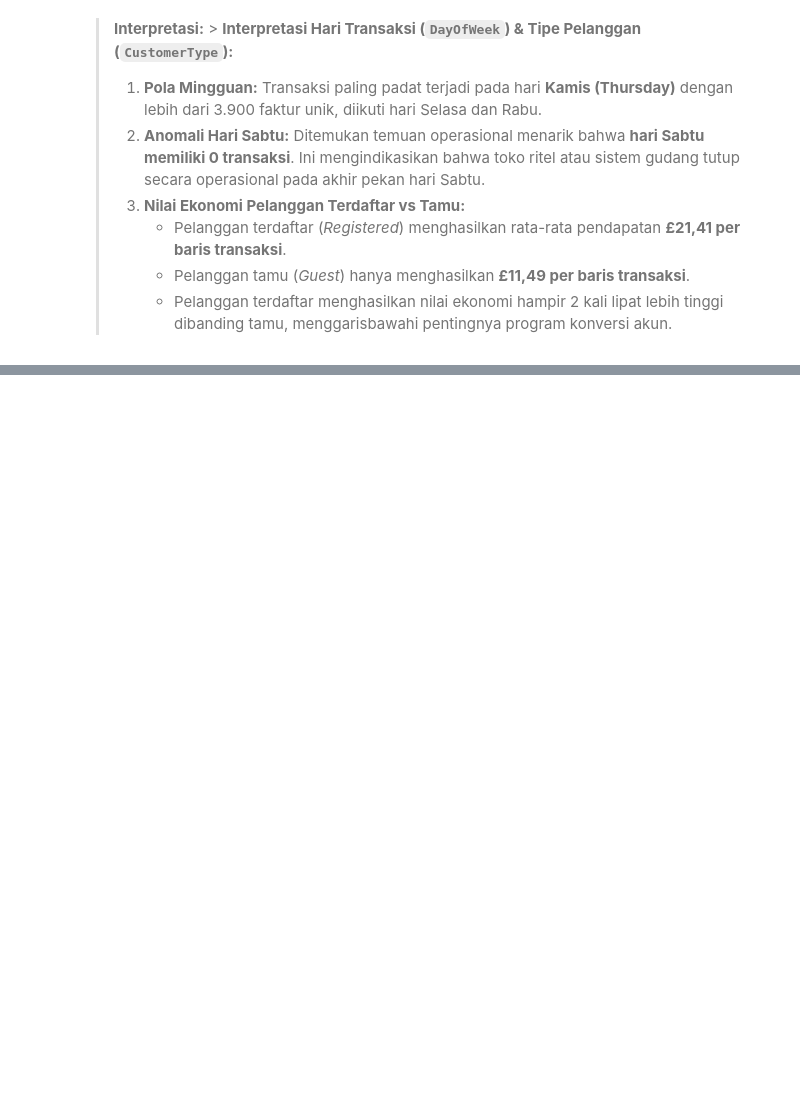
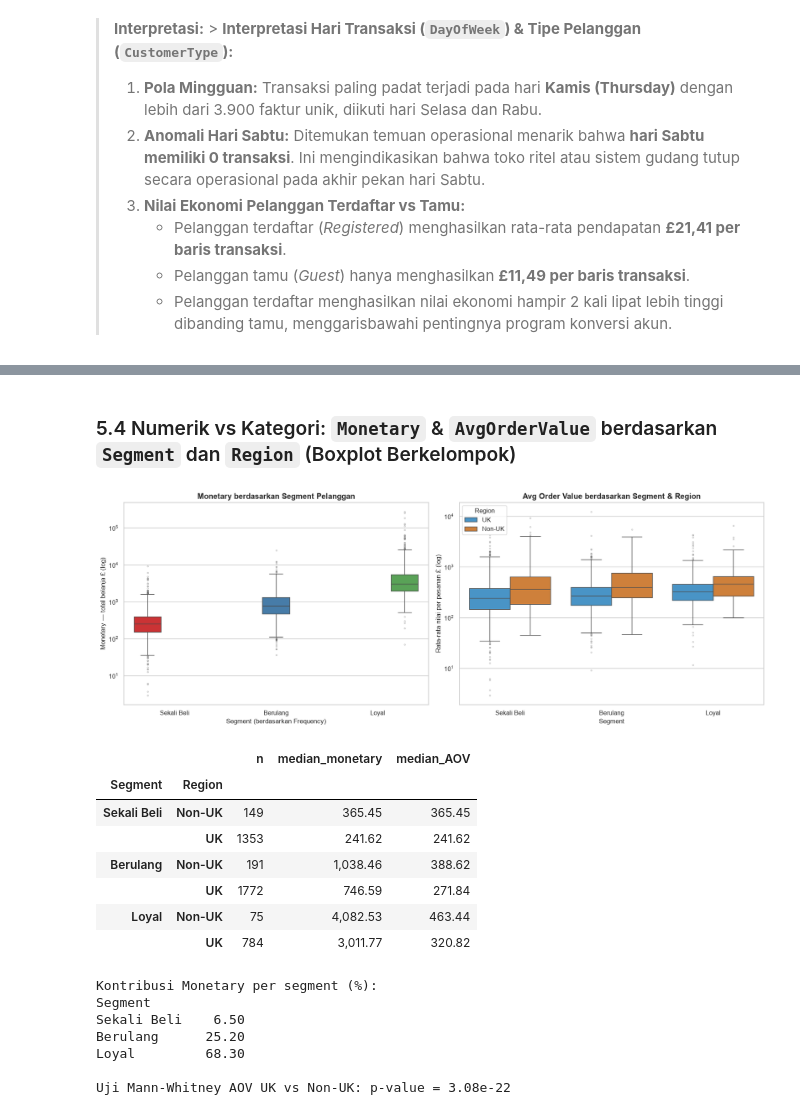
Before and after one commit to aulky/ml-visualisasidata-online-retail, a Jupyter notebook: Muhammad Aulia Muzzaki Nugraha_2311102051_TugasEDA.ipynb, the cells around one changed output, grey strips where cells are left out. Cells and saved outputs as stored; diff of their text form; code cells hidden in the pictures; blank space fills up the shorter version.

```diff
--- a/Muhammad Aulia Muzzaki Nugraha_2311102051_TugasEDA.ipynb
+++ b/Muhammad Aulia Muzzaki Nugraha_2311102051_TugasEDA.ipynb
@@ -793,0 +871,41 @@ display(ct.assign(revenue_per_baris=ct["revenue"] / ct["baris"]))
+# %% [markdown]
+### 5.4 Numerik vs Kategori: `Monetary` & `AvgOrderValue` berdasarkan `Segment` dan `Region` (Boxplot Berkelompok)
+# %%
+fig, axes = plt.subplots(1, 2, figsize=(16, 5.8))
+sns.boxplot(data=cust, x="Segment", y="Monetary", hue="Segment", palette="Set1", log_scale=True, ax=axes[0],
+            legend=False, flierprops={"marker": "o", "markersize": 2, "alpha": .3})
+axes[0].set_title("Monetary berdasarkan Segment Pelanggan")
+axes[0].set_xlabel("Segment (berdasarkan Frequency)"); axes[0].set_ylabel("Monetary — total belanja £ (log)")
+
+sns.boxplot(data=cust, x="Segment", y="AvgOrderValue", hue="Region", hue_order=["UK", "Non-UK"],
+            palette={"UK": "#3498db", "Non-UK": "#e67e22"}, log_scale=True, ax=axes[1],
+            flierprops={"marker": "o", "markersize": 2, "alpha": .3})
+axes[1].set_title("Avg Order Value berdasarkan Segment & Region")
+axes[1].set_xlabel("Segment"); axes[1].set_ylabel("Rata-rata nilai per pesanan £ (log)")
+axes[1].legend(title="Region")
+plt.tight_layout(); plt.show()
+
+summary = cust.groupby(["Segment", "Region"], observed=True).agg(
+    n=("Monetary", "size"), median_monetary=("Monetary", "median"), median_AOV=("AvgOrderValue", "median"))
+display(summary)
+seg_share = cust.groupby("Segment", observed=True)["Monetary"].sum() / cust["Monetary"].sum() * 100
+print("Kontribusi Monetary per segment (%):"); print(seg_share.round(1).to_string())
+u = stats.mannwhitneyu(cust.loc[cust.Region == "UK", "AvgOrderValue"], cust.loc[cust.Region == "Non-UK", "AvgOrderValue"])
+print(f"\nUji Mann-Whitney AOV UK vs Non-UK: p-value = {u.pvalue:.2e}")
+# %% [output]
+[figure, added]
+|  |  | n | median_monetary | median_AOV |
+| Segment | Region |  |  |  |
+| Sekali Beli | Non-UK | 149 | 365.45 | 365.45 |
+|  | UK | 1353 | 241.62 | 241.62 |
+| Berulang | Non-UK | 191 | 1,038.46 | 388.62 |
+|  | UK | 1772 | 746.59 | 271.84 |
+| Loyal | Non-UK | 75 | 4,082.53 | 463.44 |
+|  | UK | 784 | 3,011.77 | 320.82 |
+Kontribusi Monetary per segment (%):
+Segment
+Sekali Beli    6.50
+Berulang      25.20
+Loyal         68.30
+
+Uji Mann-Whitney AOV UK vs Non-UK: p-value = 3.08e-22
```
Also changed, not shown: parts of 16 cells of this notebook.
